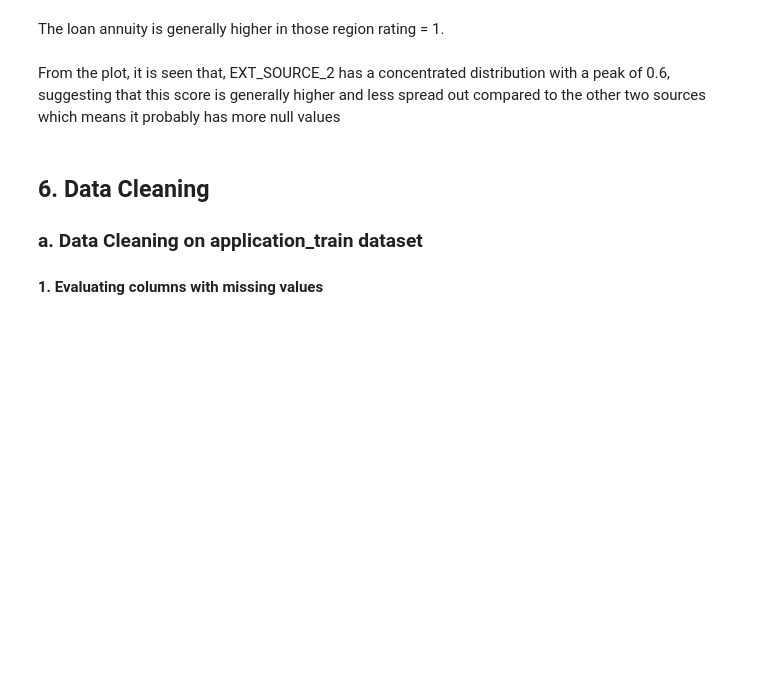
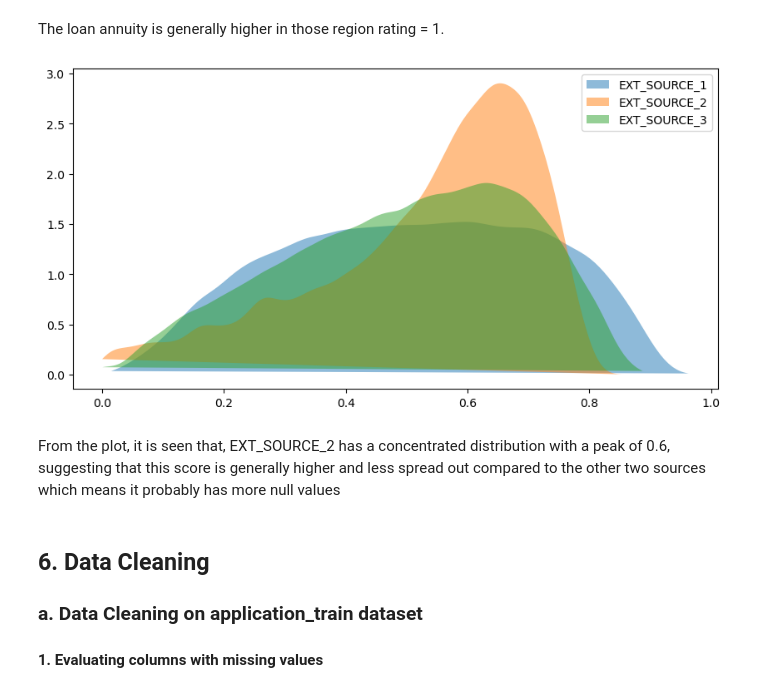
Before and after one commit to Sudeeptha21/Capstone_Kaggle_NB, a Jupyter notebook: Capstone_Group_Notebook.ipynb, the cells around one changed output. Cells and saved outputs as stored; diff of their text form; code cells hidden in the pictures; blank space fills up the shorter version.

Commit message:
Add files via upload
This is a cleaner version of Sudeeptha's notebook

```diff
--- a/Capstone_Group_Notebook.ipynb
+++ b/Capstone_Group_Notebook.ipynb
@@ -120,9 +97,0 @@ bureau_df = pd.read_csv("bureau.csv")
-# %%
-# Apply the reduce memory usage function to each DataFrame
-application_train_df = reduce_memory_usage(application_train_df)
-bureau_df = reduce_memory_usage(bureau_df)
-# bureau_balance_df = reduce_memory_usage(bureau_balance_df)
-# credit_card_balance_df = reduce_memory_usage(credit_card_balance_df)
-# installments_payments_df = reduce_memory_usage(installments_payments_df)
-# POS_CASH_balance_df = reduce_memory_usage(pos_cash_balance_df)
-# previous_application_df = reduce_memory_usage(previous_application_df)
@@ -311,29 +370,31 @@ plt.show()
 The loan annuity is generally higher in those region rating = 1.
 # %%
 #Plotting the variation in the normalised credit score
-# from scipy.stats import gaussian_kde
+from scipy.stats import gaussian_kde
 
-# # Replacing inf values with NaN
-# df_clean = application_train_df.copy()
-# df_clean.replace([np.inf, -np.inf], np.nan, inplace=True)
+# Replacing inf values with NaN
+df_clean = application_train_df.copy()
+df_clean.replace([np.inf, -np.inf], np.nan, inplace=True)
 
-# # Drop NaN values before plotting
-# df_clean.dropna(subset=['EXT_SOURCE_1', 'EXT_SOURCE_2', 'EXT_SOURCE_3'], inplace=True)
+# Drop NaN values before plotting
+df_clean.dropna(subset=['EXT_SOURCE_1', 'EXT_SOURCE_2', 'EXT_SOURCE_3'], inplace=True)
 
-# # Plot using Scipy's gaussian_kde for the density plot
-# plt.figure(figsize=(10, 5))
+# Plot using Scipy's gaussian_kde for the density plot
+plt.figure(figsize=(10, 5))
 
-# # Create the KDE for each EXT_SOURCE column
-# for column in ['EXT_SOURCE_1', 'EXT_SOURCE_2', 'EXT_SOURCE_3']:
-#     data = df_clean[column].dropna()
-#     kde = gaussian_kde(data)
-#     x_vals = np.linspace(data.min(), data.max(), 1000)
-#     y_vals = kde(x_vals)
-#     plt.fill(x_vals, y_vals, label=column, alpha=0.5)
+# Create the KDE for each EXT_SOURCE column
+for column in ['EXT_SOURCE_1', 'EXT_SOURCE_2', 'EXT_SOURCE_3']:
+    data = df_clean[column].dropna()
+    kde = gaussian_kde(data)
+    x_vals = np.linspace(data.min(), data.max(), 1000)
+    y_vals = kde(x_vals)
+    plt.fill(x_vals, y_vals, label=column, alpha=0.5)
 
-# # Add legend and show the plot
-# plt.legend()
-# plt.show()
+# Add legend and show the plot
+plt.legend()
+plt.show()
+# %% [output]
+[figure, added]
 # %% [markdown]
 From the plot, it is seen that,
 EXT_SOURCE_2 has a concentrated distribution with a peak of 0.6, suggesting that this score is generally higher and less spread out compared to the other two sources which means it probably has more null values
```
Also changed, not shown: parts of 58 cells of this notebook.
